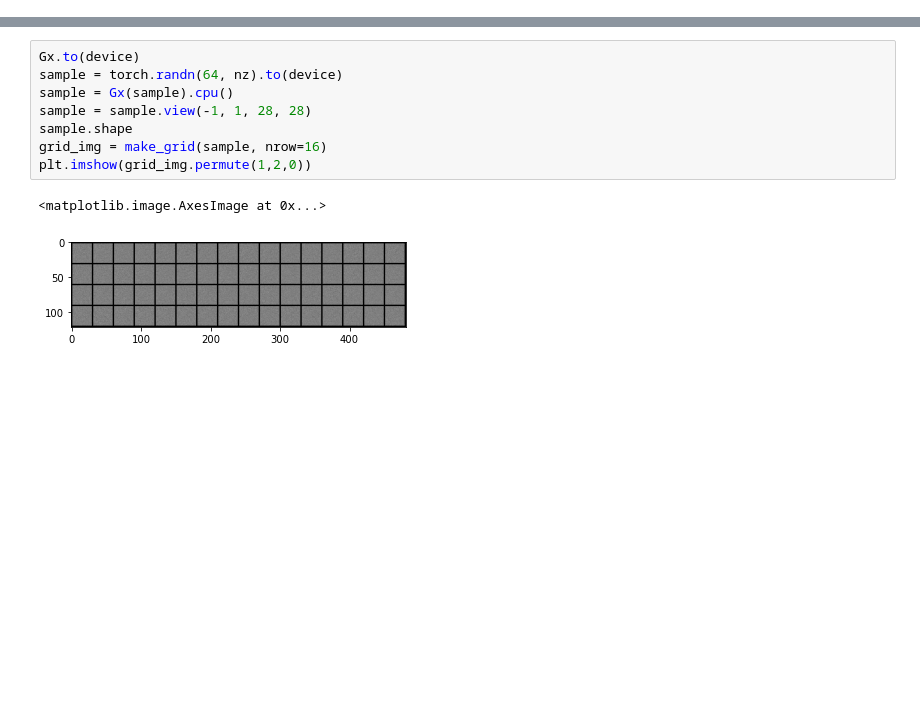
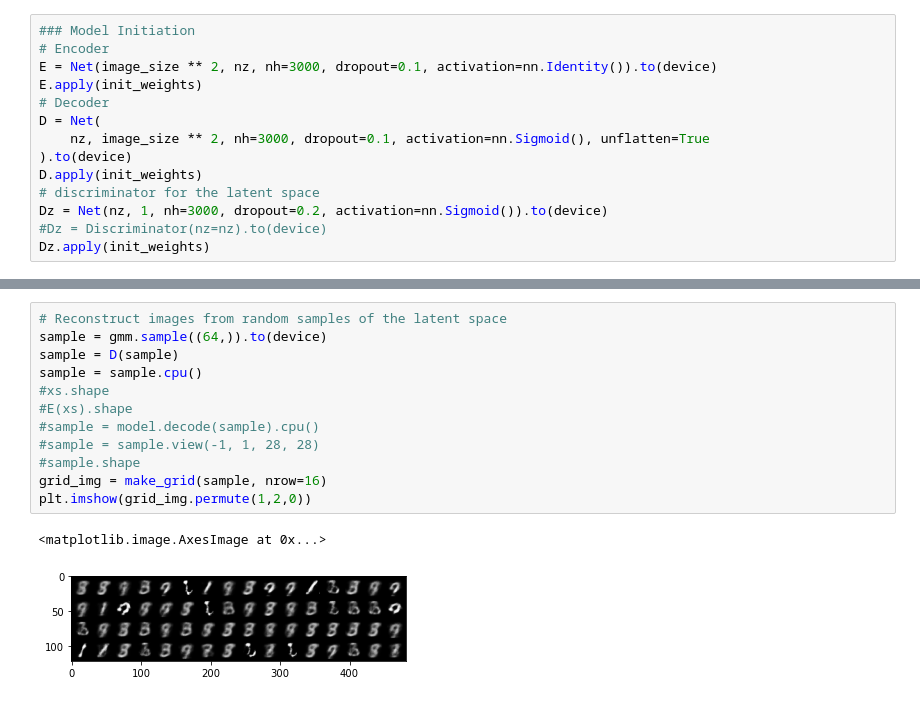
Before and after one commit to zelhar/MPGVAE, a Jupyter notebook: aae.ipynb, the cells around one changed output, grey strips where cells are left out. Saved outputs shown, nothing was run; the diff lists cells and outputs as text; blank space fills up the shorter version.

```diff
--- a/aae.ipynb
+++ b/aae.ipynb
@@ -242,0 +256,14 @@ train(10, 15)
+# %%
+### Model Initiation
+# Encoder
+E = Net(image_size ** 2, nz, nh=3000, dropout=0.1, activation=nn.Identity()).to(device)
+E.apply(init_weights)
+# Decoder
+D = Net(
+    nz, image_size ** 2, nh=3000, dropout=0.1, activation=nn.Sigmoid(), unflatten=True
+).to(device)
+D.apply(init_weights)
+# discriminator for the latent space
+Dz = Net(nz, 1, nh=3000, dropout=0.2, activation=nn.Sigmoid()).to(device)
+#Dz = Discriminator(nz=nz).to(device)
+Dz.apply(init_weights)
@@ -243,11 +373,15 @@ train(10, 15)
 # %%
-Gx.to(device)
-sample = torch.randn(64, nz).to(device)
-sample = Gx(sample).cpu()
-sample = sample.view(-1, 1, 28, 28)
-sample.shape
+# Reconstruct images from random samples of the latent space
+sample = gmm.sample((64,)).to(device)
+sample = D(sample)
+sample = sample.cpu()
+#xs.shape
+#E(xs).shape
+#sample = model.decode(sample).cpu()
+#sample = sample.view(-1, 1, 28, 28)
+#sample.shape
 grid_img = make_grid(sample, nrow=16)
 plt.imshow(grid_img.permute(1,2,0))
 # %% [output]
 <matplotlib.image.AxesImage at 0x...>
-[figure, old version]
+[figure, new version]
```
Also changed, not shown: parts of 18 cells of this notebook.
